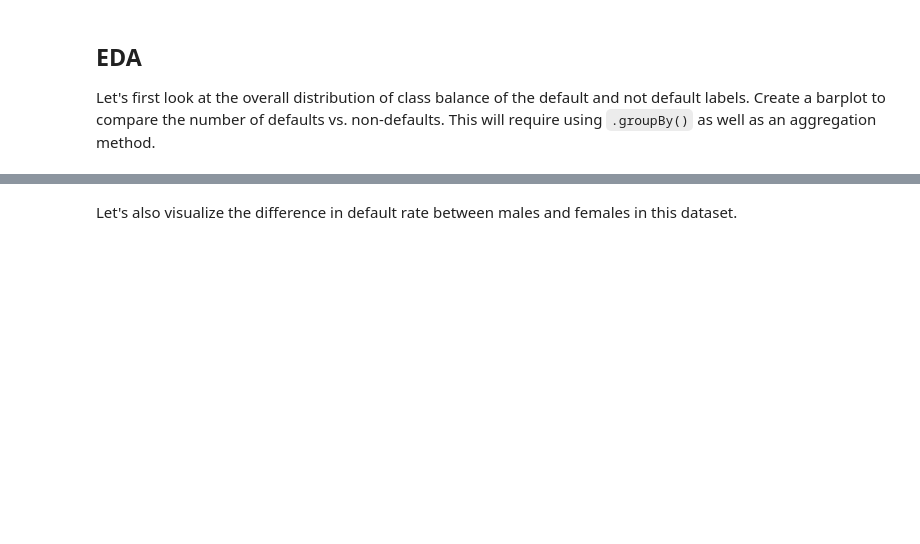
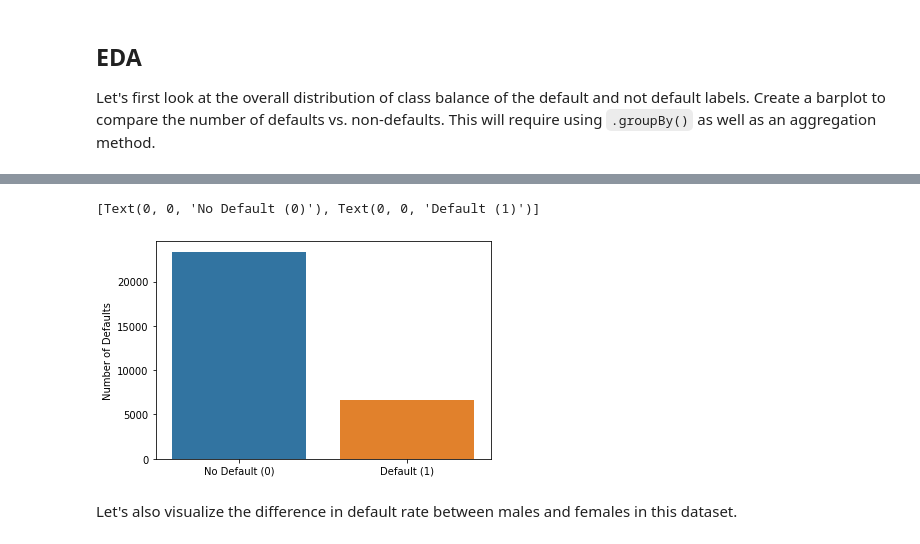
Before and after one commit to jammy-bot/dsc-machine-learning-with-spark-lab-online-ds-ft-120919, a Jupyter notebook: index.ipynb, the cells around one changed output, grey strips where cells are left out. Drawn from its saved outputs; the diff is of its cells as text; code cells hidden in the pictures; blank space fills up the shorter version.

```diff
--- a/index.ipynb
+++ b/index.ipynb
@@ -166,3 +158,13 @@ Let's first look at the overall distribution of class balance of the default and
+# %%
+number_of_defaults = spark_df_done.groupBy('default').count().collect()
+default = [x[0] for x in number_of_defaults]
+num_defaults = [x[1] for x in number_of_defaults]
+ax = sns.barplot(default,num_defaults)
+ax.set_ylabel('Number of Defaults')
+ax.set_xticklabels(['No Default (0)','Default (1)'])
+# %% [output]
+[Text(0, 0, 'No Default (0)'), Text(0, 0, 'Default (1)')]
+[figure, added]
 # %% [markdown]
 Let's also visualize the difference in default rate between males and females in this dataset.
 # %%
```
Also changed, not shown: parts of 15 cells of this notebook.
